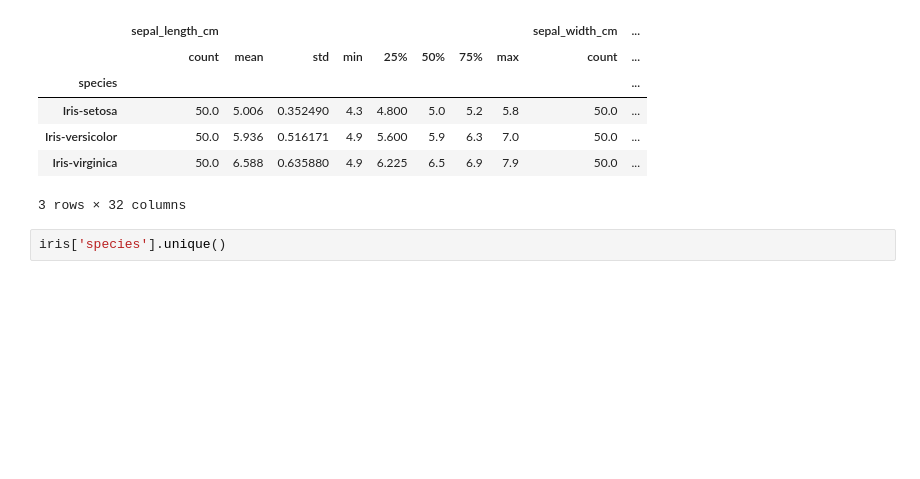
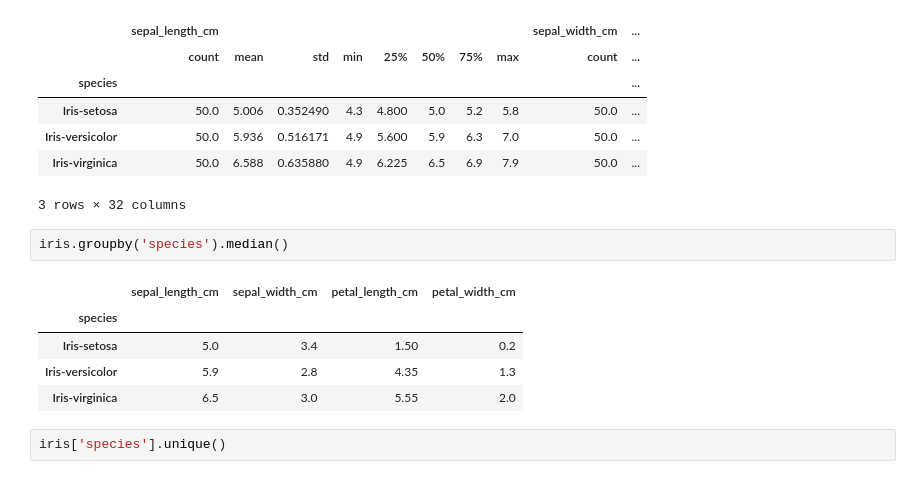
Before and after one commit to IreneKilgannon/pands-project, a Jupyter notebook: analysis.ipynb, the cells around one changed output. Cells and saved outputs as stored; diff of their text form; blank space fills up the shorter version.

```diff
--- a/analysis.ipynb
+++ b/analysis.ipynb
@@ -122,6 +142,14 @@ iris.groupby('species').describe()
 | Iris-versicolor | 50.0 | 5.936 | 0.516171 | 4.9 | 5.600 | 5.9 | 6.3 | 7.0 | 50.0 | ... |
 | Iris-virginica | 50.0 | 6.588 | 0.635880 | 4.9 | 6.225 | 6.5 | 6.9 | 7.9 | 50.0 | ... |
 3 rows × 32 columns
+# %%
+iris.groupby('species').median()
+# %% [output]
+|  | sepal_length_cm | sepal_width_cm | petal_length_cm | petal_width_cm |
+| species |  |  |  |  |
+| Iris-setosa | 5.0 | 3.4 | 1.50 | 0.2 |
+| Iris-versicolor | 5.9 | 2.8 | 4.35 | 1.3 |
+| Iris-virginica | 6.5 | 3.0 | 5.55 | 2.0 |
 # %%
 iris['species'].unique()
 # %% [output]
```
Also changed, not shown: parts of 1 cell of this notebook, 10 other files.
